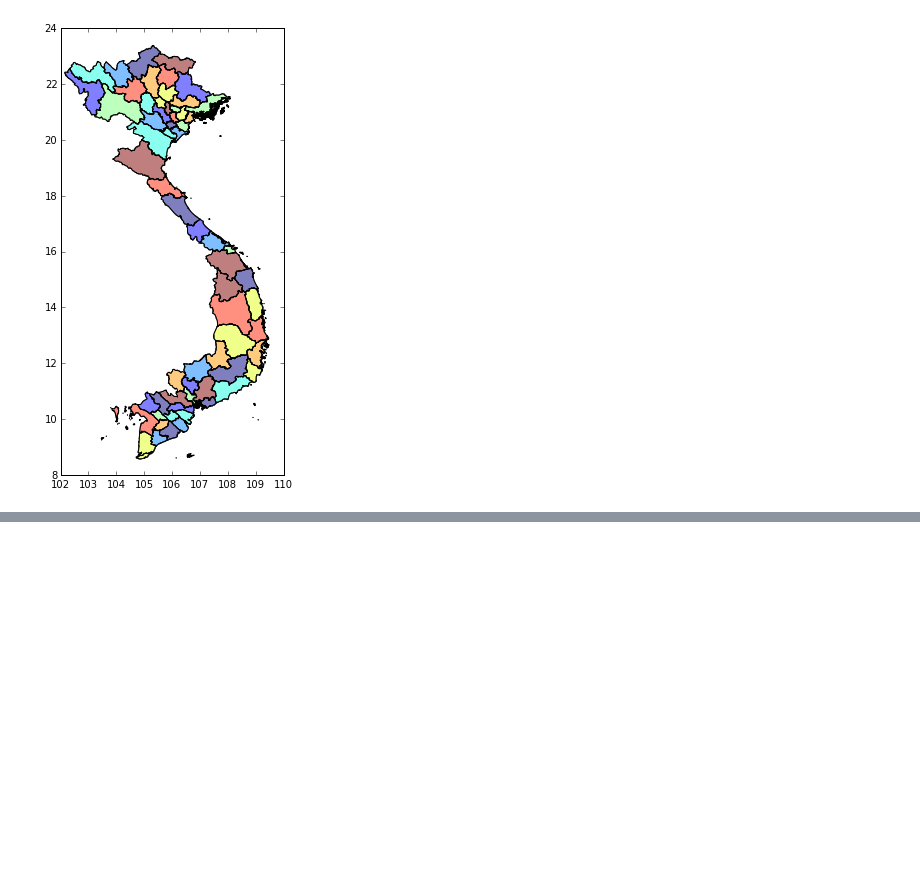
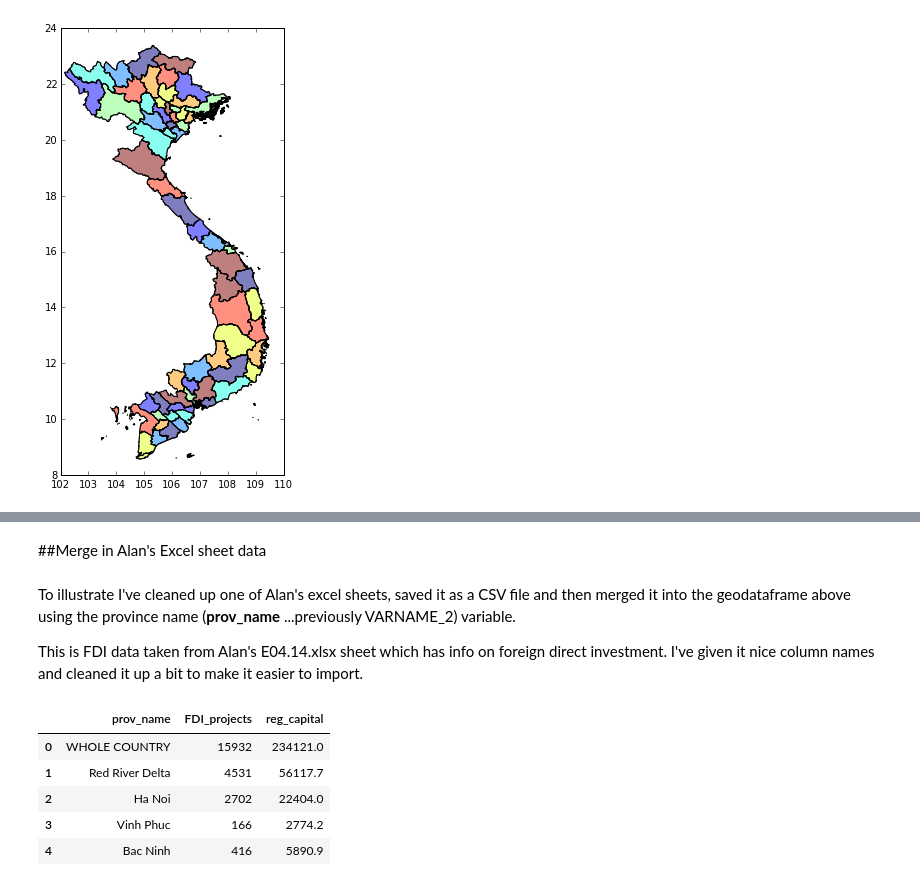
Before and after one commit to jhconning/GeoPanLearn, a Jupyter notebook: Vietnam/VietnamMap.ipynb, the cells around one changed output, grey strips where cells are left out. Drawn from its saved outputs; the diff is of its cells as text; code cells hidden in the pictures; blank space fills up the shorter version.

```diff
--- a/Vietnam/VietnamMap.ipynb
+++ b/Vietnam/VietnamMap.ipynb
@@ -65,0 +54,17 @@ Name: VARNAME_2, dtype: object
+# %% [markdown]
+##Merge in Alan's Excel sheet data
+# %% [markdown]
+To illustrate I've cleaned up one of Alan's excel sheets, saved it as a CSV file and then merged it into the geodataframe above using the province name (**prov_name** ...previously VARNAME_2) variable.
+
+This is FDI data taken from Alan's E04.14.xlsx sheet which has info on foreign direct investment. I've given it nice column names and cleaned it up a bit to make it easier to import.
+# %%
+masterf = r"data\vfdi.csv"
+df_fdi = pd.read_csv(masterf)
+df_fdi.head()
+# %% [output]
+|  | prov_name | FDI_projects | reg_capital |
+| 0 | WHOLE COUNTRY | 15932 | 234121.0 |
+| 1 | Red River Delta | 4531 | 56117.7 |
+| 2 | Ha Noi | 2702 | 22404.0 |
+| 3 | Vinh Phuc | 166 | 2774.2 |
+| 4 | Bac Ninh | 416 | 5890.9 |
```
Also changed, not shown: parts of 19 cells of this notebook, 1 other file.
